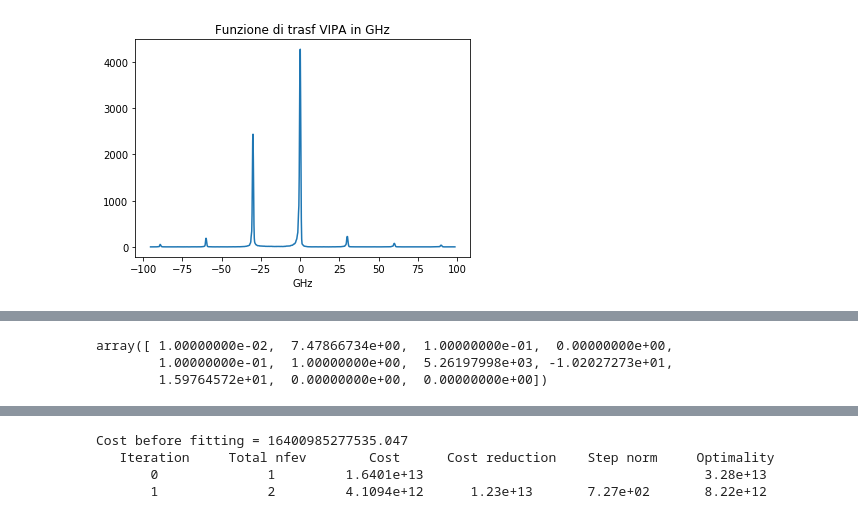
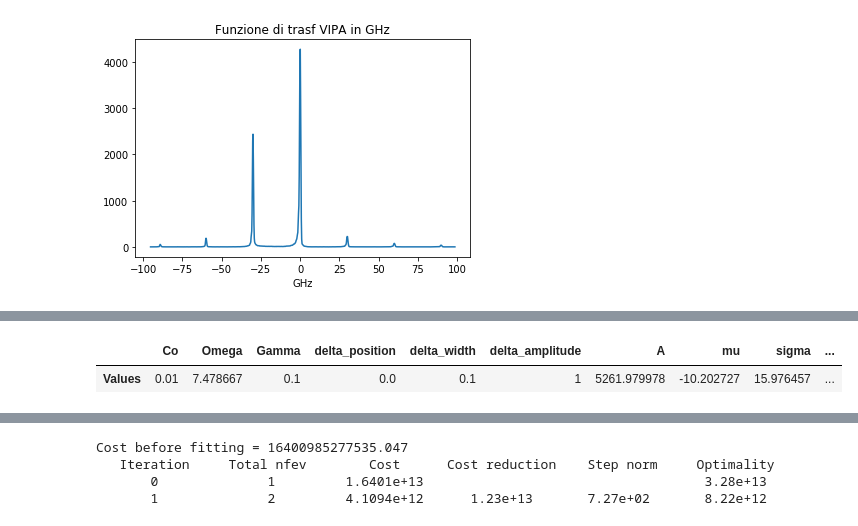
Before and after one commit to flautodipan/Python_Libraries, a Jupyter notebook: Experimentum_single.ipynb, the cells around one changed output, grey strips where cells are left out. Drawn from its saved outputs; the diff is of its cells as text; code cells hidden in the pictures.

```diff
--- a/Experimentum_single.ipynb
+++ b/Experimentum_single.ipynb
@@ -136,6 +131,5 @@ _ = Data.Gauss_Convolve_Markovian_Response(p0, fig = True, compare = True)
 # %%
-Data.p0[list(cols_mark)].values[0]
+Data.p0[list(cols_mark)]
 # %% [output]
-array([ 1.00000000e-02,  7.47866734e+00,  1.00000000e-01,  0.00000000e+00,
-        1.00000000e-01,  1.00000000e+00,  5.26197998e+03, -1.02027273e+01,
-        1.59764572e+01,  0.00000000e+00,  0.00000000e+00])
+|  | Co | Omega | Gamma | delta_position | delta_width | delta_amplitude | A | mu | sigma | ... |
+| Values | 0.01 | 7.478667 | 0.1 | 0.0 | 0.1 | 1 | 5261.979978 | -10.202727 | 15.976457 | ... |
```
Also changed, not shown: parts of 9 cells of this notebook, 4 other files.
